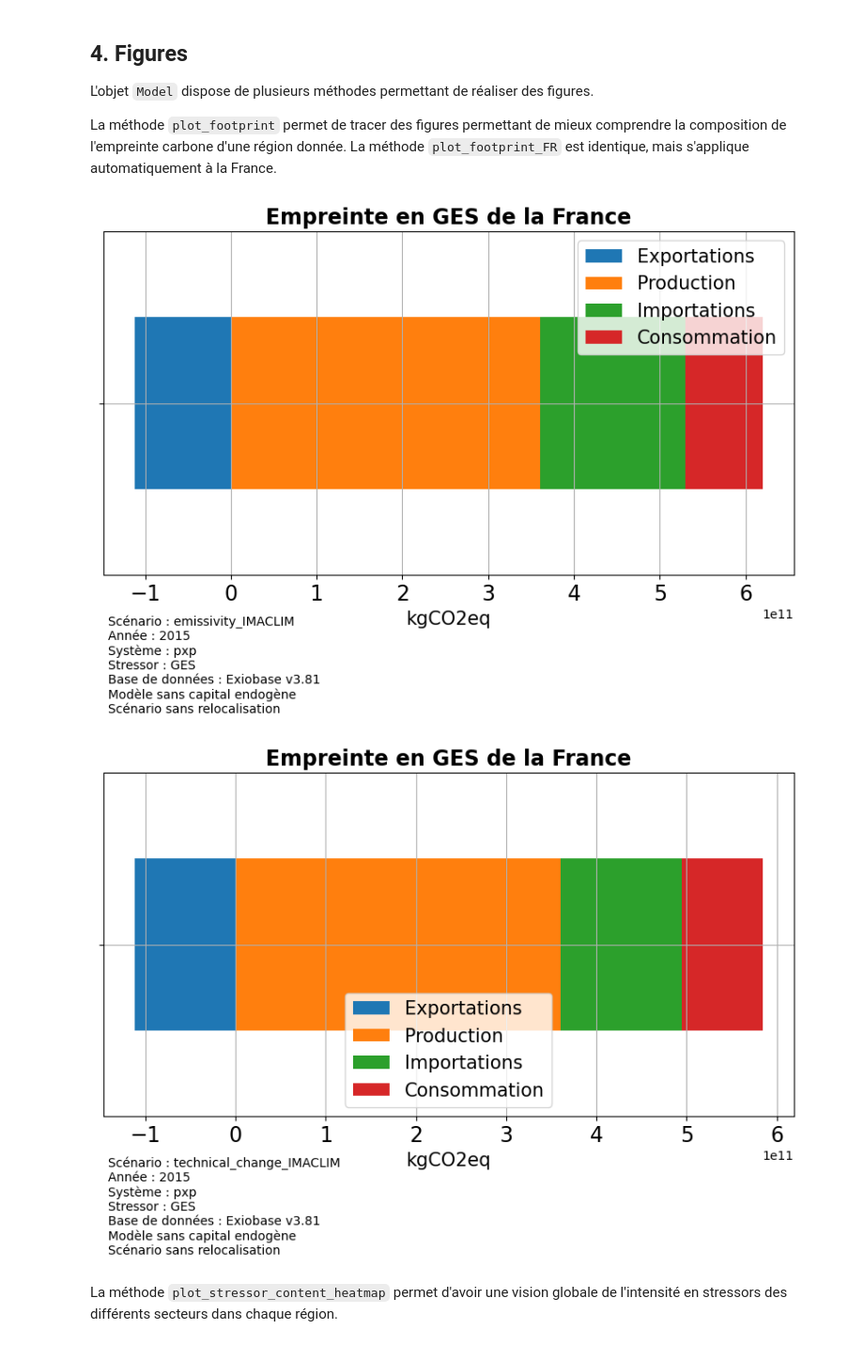
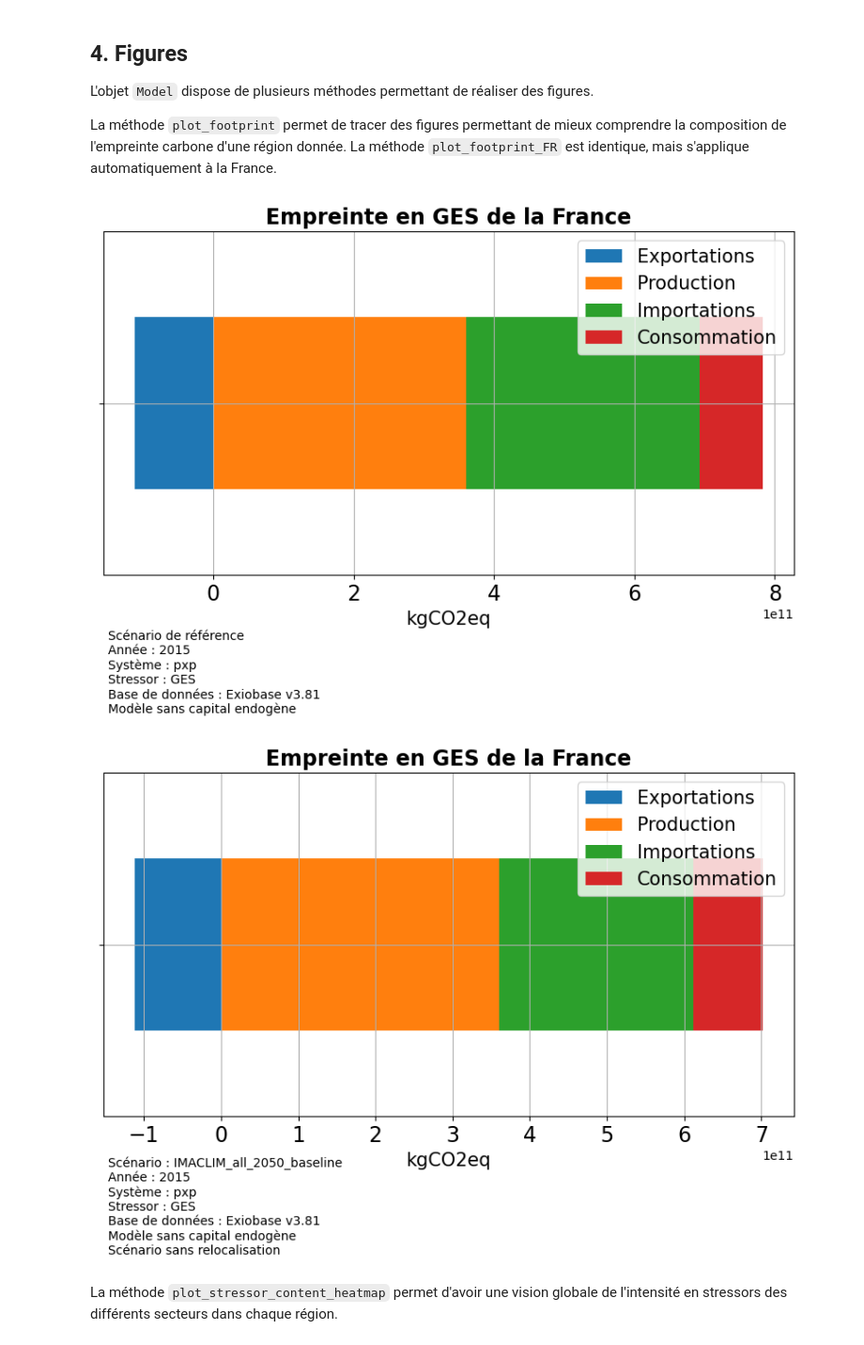
Before and after one commit to Maestrofinn/MatMat-Trade, a Jupyter notebook: main.ipynb, the cells around one changed output. Shown: that part at 94% size. Drawn from its saved outputs; the diff is of its cells as text; code cells hidden in the pictures.

```diff
--- a/main.ipynb
+++ b/main.ipynb
@@ -243,11 +300,11 @@ L'objet `Model` dispose de plusieurs méthodes permettant de réaliser des figur
 
 La méthode `plot_footprint` permet de tracer des figures permettant de mieux comprendre la composition de l'empreinte carbone d'une région donnée. La méthode `plot_footprint_FR` est identique, mais s'applique automatiquement à la France.
 # %%
-model.plot_footprint_FR(counterfactual_name="emissivity_IMACLIM")
-model.plot_footprint_FR(counterfactual_name="technical_change_IMACLIM")
+model.plot_footprint_FR()
+model.plot_footprint_FR(counterfactual_name="IMACLIM_all_2050_baseline")
 # %% [output]
-[figure, old version]
+[figure, new version]
-[figure, old version]
+[figure, new version]
 # %% [markdown]
 La méthode `plot_stressor_content_heatmap` permet d'avoir une vision globale de l'intensité en stressors des différents secteurs dans chaque région.
 # %%
```
Also changed, not shown: parts of 28 cells of this notebook, 7 other files.
